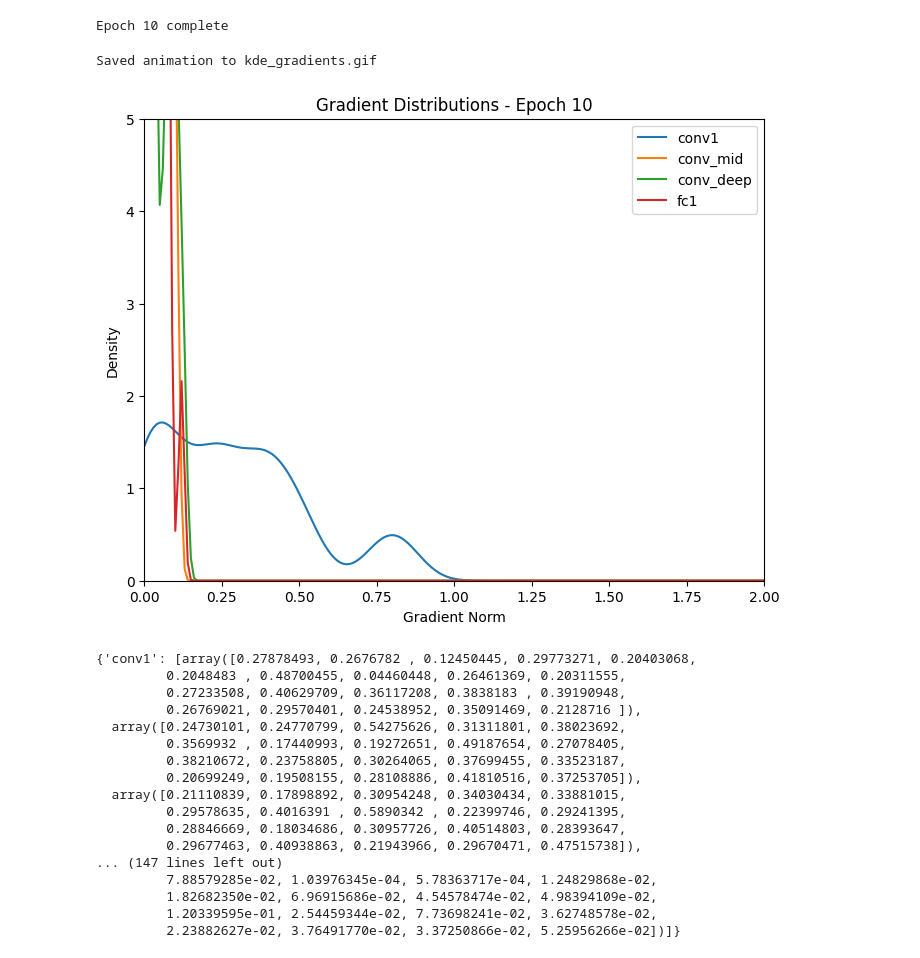
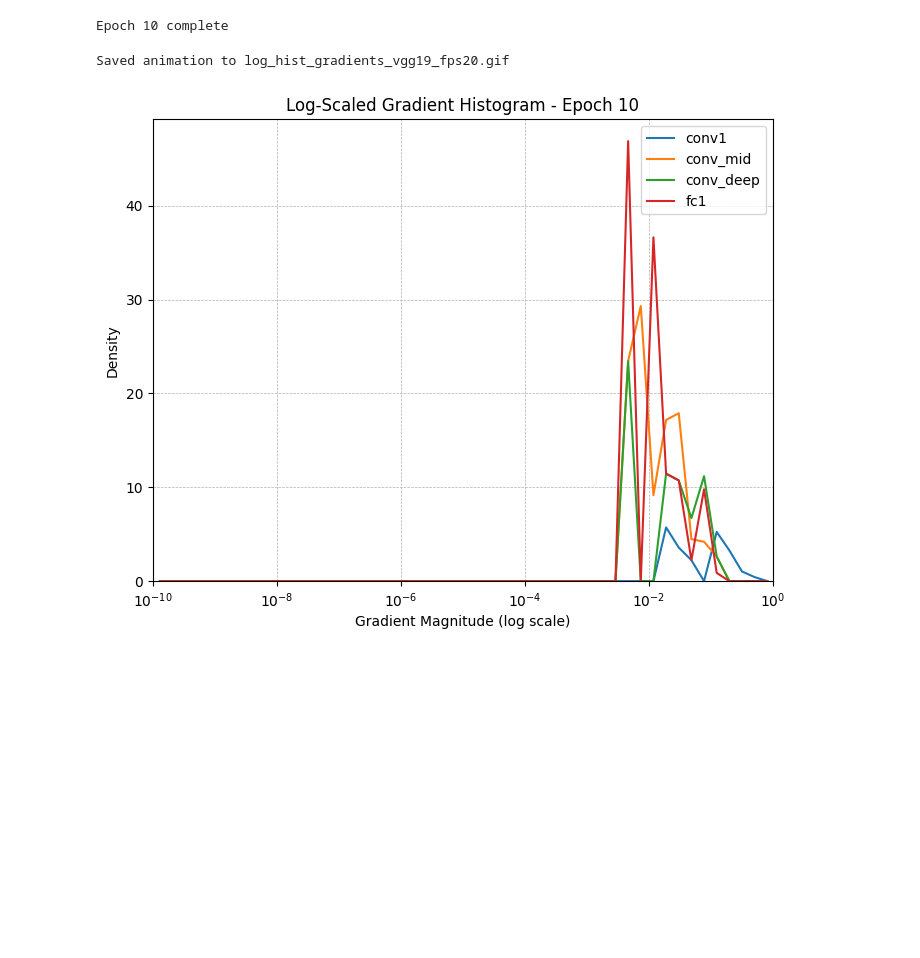
Before and after one commit to Sharad30/dl-lab-notebooks, a Jupyter notebook: notebooks/vanishing_gradients/vgg19.ipynb, the cells around one changed output. Drawn from its saved outputs; the diff is of its cells as text; code cells hidden in the pictures; blank space fills up the shorter version.

```diff
--- a/notebooks/vanishing_gradients/vgg19.ipynb
+++ b/notebooks/vanishing_gradients/vgg19.ipynb
@@ -134,26 +137,34 @@ def create_kde_animation_matplotlib(epoch_gradients, layers, num_epochs=10, save
-# %%
-# Step 3: Run it
-create_kde_animation_matplotlib(epoch_gradients, layers, num_epochs=10, save_path='kde_gradients.gif')
-# %% [output]
-Saved animation to kde_gradients.gif
-[figure, removed]
-# %%
-epoch_gradients
-# %% [output]
-{'conv1': [array([0.27878493, 0.2676782 , 0.12450445, 0.29773271, 0.20403068,
-         0.2048483 , 0.48700455, 0.04460448, 0.26461369, 0.20311555,
-         0.27233508, 0.40629709, 0.36117208, 0.3838183 , 0.39190948,
-         0.26769021, 0.29570401, 0.24538952, 0.35091469, 0.2128716 ]),
-  array([0.24730101, 0.24770799, 0.54275626, 0.31311801, 0.38023692,
-         0.3569932 , 0.17440993, 0.19272651, 0.49187654, 0.27078405,
-         0.38210672, 0.23758805, 0.30264065, 0.37699455, 0.33523187,
-         0.20699249, 0.19508155, 0.28108886, 0.41810516, 0.37253705]),
-  array([0.21110839, 0.17898892, 0.30954248, 0.34030434, 0.33881015,
-         0.29578635, 0.4016391 , 0.5890342 , 0.22399746, 0.29241395,
-         0.28846669, 0.18034686, 0.30957726, 0.40514803, 0.28393647,
-         0.29677463, 0.40938863, 0.21943966, 0.29670471, 0.47515738]),
-... (147 lines left out)
-         7.88579285e-02, 1.03976345e-04, 5.78363717e-04, 1.24829868e-02,
-         1.82682350e-02, 6.96915686e-02, 4.54578474e-02, 4.98394109e-02,
-         1.20339595e-01, 2.54459344e-02, 7.73698241e-02, 3.62748578e-02,
-         2.23882627e-02, 3.76491770e-02, 3.37250866e-02, 5.25956266e-02])]}
+# %%
+def create_log_hist_animation_matplotlib(epoch_gradients, layers, num_epochs=10, save_path='log_hist_gradients.gif'):
+    fig, ax = plt.subplots(figsize=(8, 6))
+
+    # Log-spaced bins from 1e-10 to 1e0 (1)
+    log_bins = np.logspace(-10, 0, 50)
+
+    def update(epoch):
+        ax.clear()
+        for layer in layers:
+            data = epoch_gradients[layer][epoch]
+            if len(data) > 1 and np.isfinite(data).all():
+                log_data = np.abs(data) + 1e-10  # Avoid log(0)
+                hist, bins = np.histogram(log_data, bins=log_bins, density=True)
+                bin_centers = (bins[:-1] + bins[1:]) / 2
+                ax.plot(bin_centers, hist, label=layer)
+
+        ax.set_xscale('log')
+        ax.set_xlim(1e-10, 1)
+        ax.set_ylim(0, None)
+        ax.set_title(f"Log-Scaled Gradient Histogram - Epoch {epoch + 1}")
+        ax.set_xlabel("Gradient Magnitude (log scale)")
+        ax.set_ylabel("Density")
+        ax.legend()
+        ax.grid(True, which="both", ls="--", linewidth=0.5)
+
+    ani = FuncAnimation(fig, update, frames=num_epochs, repeat=False)
+    ani.save(save_path, writer='pillow', fps=20)
+    print(f"Saved animation to {save_path}")
+# %%
+create_log_hist_animation_matplotlib(epoch_gradients, layers, num_epochs=10, save_path='log_hist_gradients_vgg19_fps20.gif')
+# %% [output]
+Saved animation to log_hist_gradients_vgg19_fps20.gif
+[figure, added]
```
Also changed, not shown: parts of 13 cells of this notebook.
